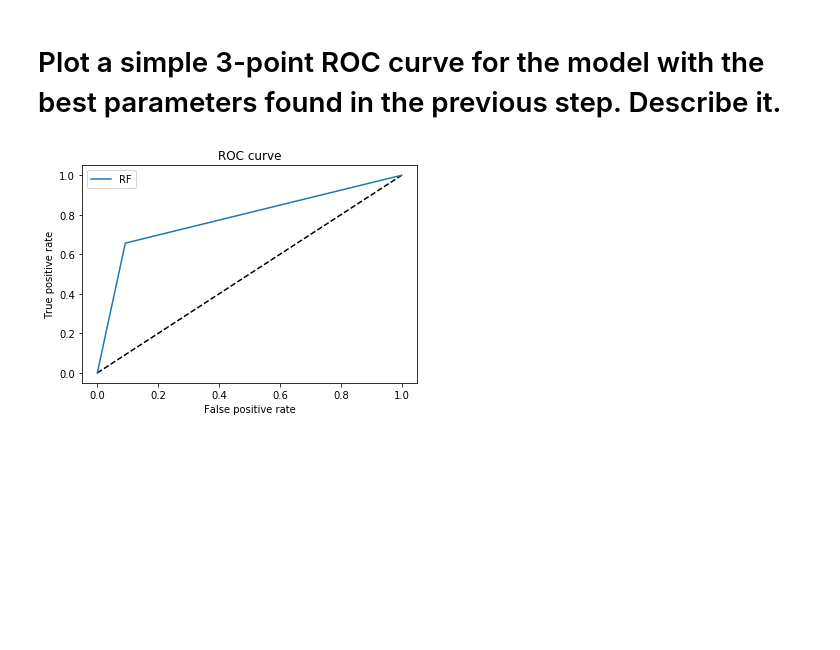
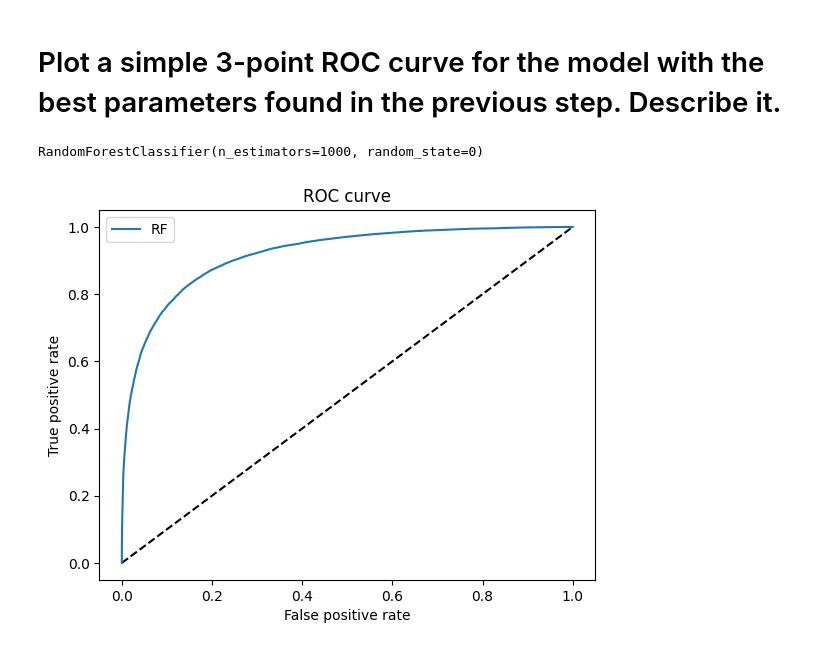
Before and after one commit to massimocipressi/MLPNS_MCipressi, a Jupyter notebook: CART/higgsbosonSearch.ipynb, the cells around one changed output. Saved outputs shown, nothing was run; the diff lists cells and outputs as text; code cells hidden in the pictures; blank space fills up the shorter version.

```diff
--- a/CART/higgsbosonSearch.ipynb
+++ b/CART/higgsbosonSearch.ipynb
@@ -396,4 +404,4 @@ random_search = RandomizedSearchCV(estimator = rf, param_distributions=random_gr
 # %% [markdown]
 Note that this may take a long time! It took 1 hour for me to run this. Dont start at the last minute!!
 # %%
-random_search.fit(Xl_train,l_train)
+random_search.fit(higgsdata2,labels)
@@ -436,17 +444,22 @@ rf.fit(traindata, train_label.values.flatten()=="s", max_depth.....)
+# %%
+rf = RandomForestClassifier(random_state = 0, max_depth=None, n_estimators=1000, max_features="auto")
+rf.fit(Xl_train, l_train=="s")
+# %% [output]
+RandomForestClassifier(n_estimators=1000, random_state=0)
 # %%
 # The random forest model by itself
 from sklearn.metrics import roc_curve
-y_pred_grd_rfcat = rf.predict_proba(testdata)[:, 1]
+y_pred_prob = rf.predict_proba(Xl_test)[:, 1]
 
-fpr_rf, tpr_rf, _ = roc_curve(test_label.values.flatten()=="s", rf.predict(y_pred_grd_rfcat))
+fpr_rf, tpr_rf, _ = roc_curve(l_test=="s", y_pred_prob)
 
 plt.figure(1)
 plt.plot([0, 1], [0, 1], 'k--')
 plt.plot(fpr_rf, tpr_rf, label='RF')
 plt.xlabel('False positive rate')
 plt.ylabel('True positive rate')
 plt.title('ROC curve')
 plt.legend(loc='best')
 plt.show()
 # %% [output]
-[figure, old version]
+[figure, new version]
```
Also changed, not shown: parts of 5 cells of this notebook.
